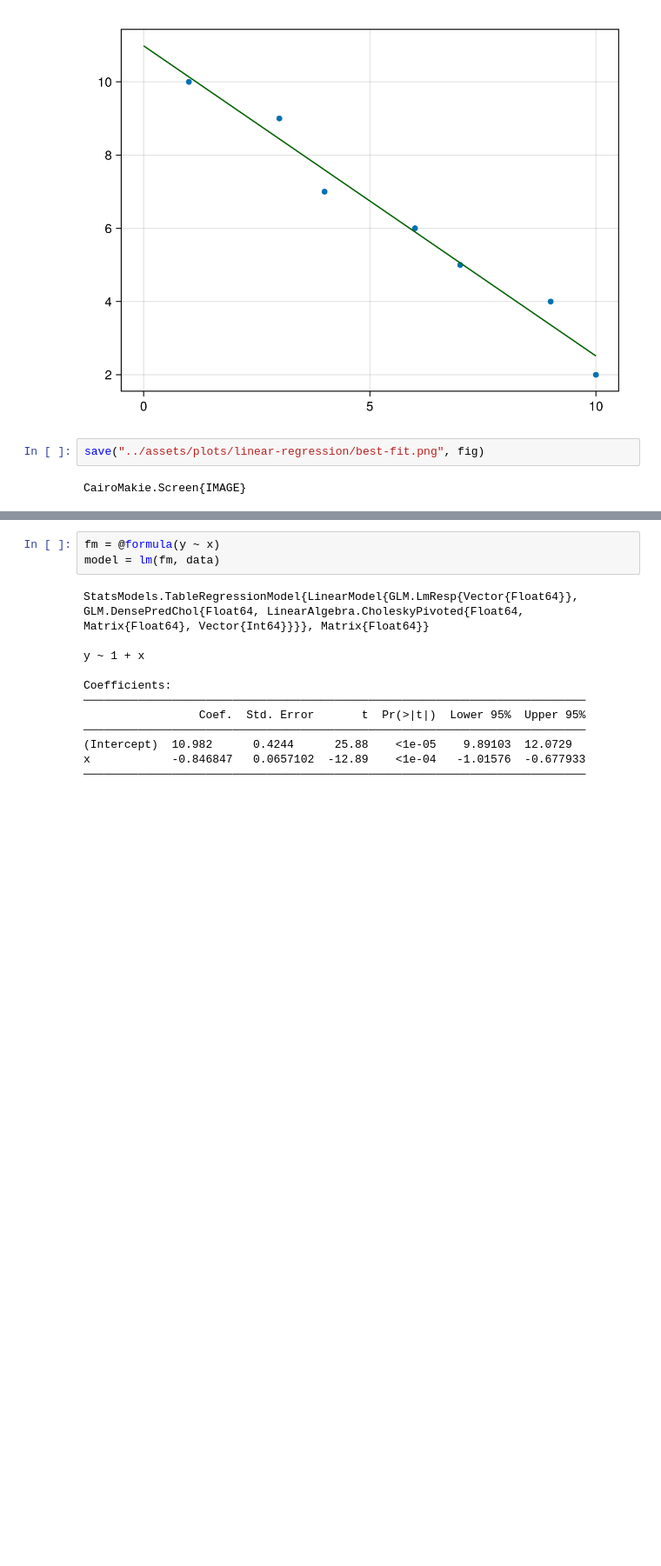
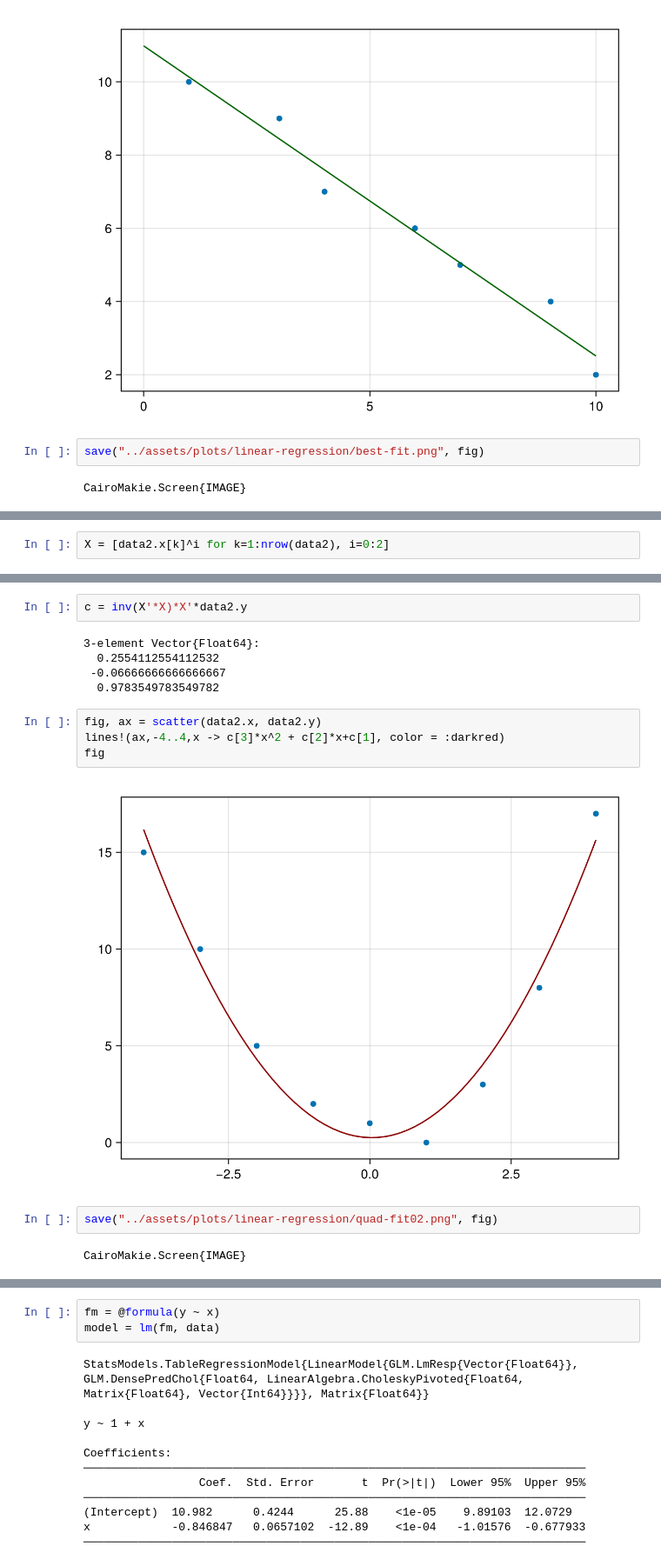
Before and after one commit to pstaabp/sci-comp-book, a Jupyter notebook: julia-output/linear-regression.ipynb, the cells around one changed output, grey strips where cells are left out. Shown at 87% size. Drawn from its saved outputs; the diff is of its cells as text; blank space fills up the shorter version.

```diff
--- a/julia-output/linear-regression.ipynb
+++ b/julia-output/linear-regression.ipynb
@@ -125,0 +179,2 @@ CairoMakie.Screen{IMAGE}
+# %%
+X = [data2.x[k]^i for k=1:nrow(data2), i=0:2]
@@ -125,0 +192,17 @@ CairoMakie.Screen{IMAGE}
+# %%
+c = inv(X'*X)*X'*data2.y
+# %% [output]
+3-element Vector{Float64}:
+  0.2554112554112532
+ -0.06666666666666667
+  0.9783549783549782
+# %%
+fig, ax = scatter(data2.x, data2.y)
+lines!(ax,-4..4,x -> c[3]*x^2 + c[2]*x+c[1], color = :darkred)
+fig
+# %% [output]
+[figure, added]
+# %%
+save("../assets/plots/linear-regression/quad-fit02.png", fig)
+# %% [output]
+CairoMakie.Screen{IMAGE}
```
Also changed, not shown: parts of 27 cells of this notebook, 10 other files.
